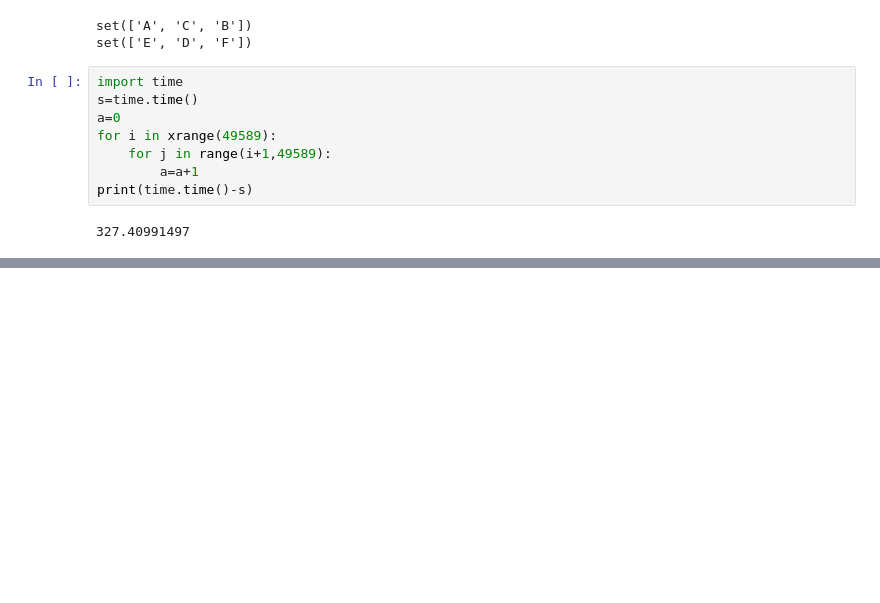
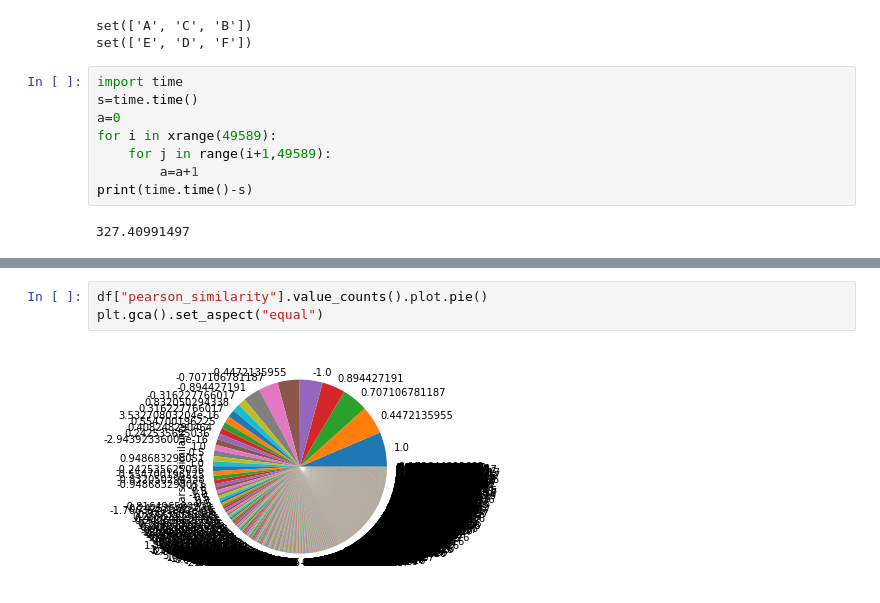
Before and after one commit to vijetha35/FriendsRecommendationForYelpUsers, a Jupyter notebook: Graph_data.ipynb, the cells around one changed output, grey strips where cells are left out. Drawn from its saved outputs; the diff is of its cells as text; blank space fills up the shorter version.

```diff
--- a/Graph_data.ipynb
+++ b/Graph_data.ipynb
@@ -282,0 +359,5 @@ for c in next(comp):
+# %%
+df["pearson_similarity"].value_counts().plot.pie()
+plt.gca().set_aspect("equal")
+# %% [output]
+[figure, added]
```
Also changed, not shown: parts of 18 cells of this notebook.
